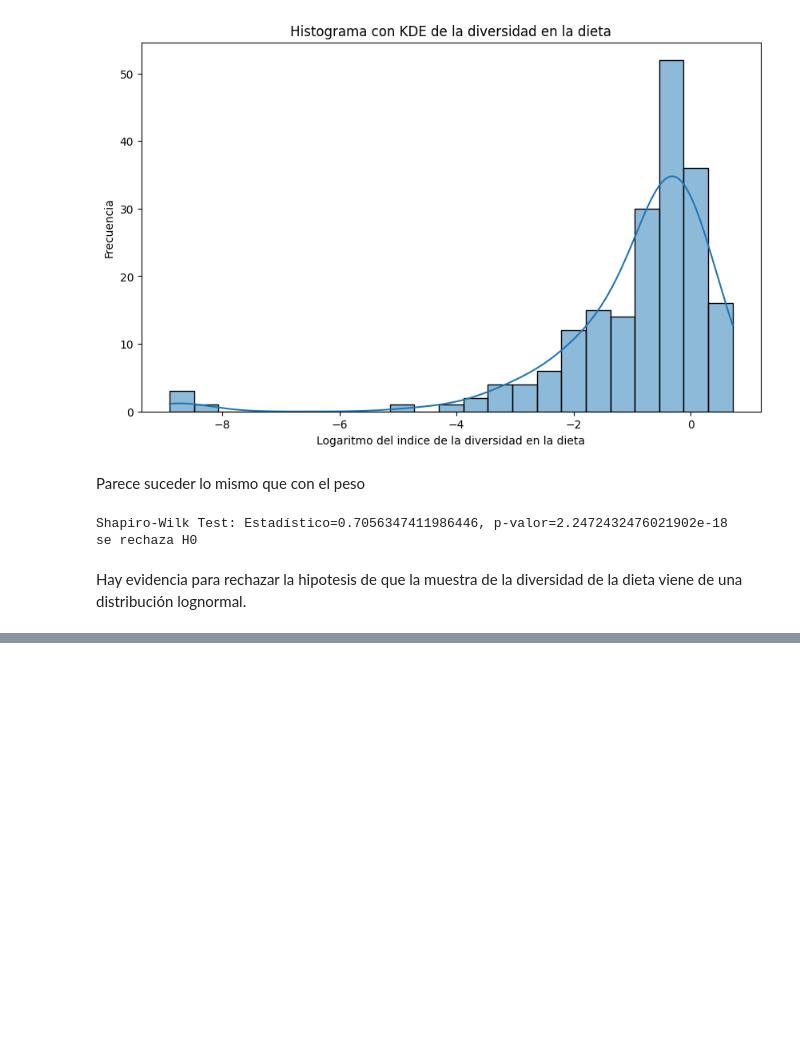
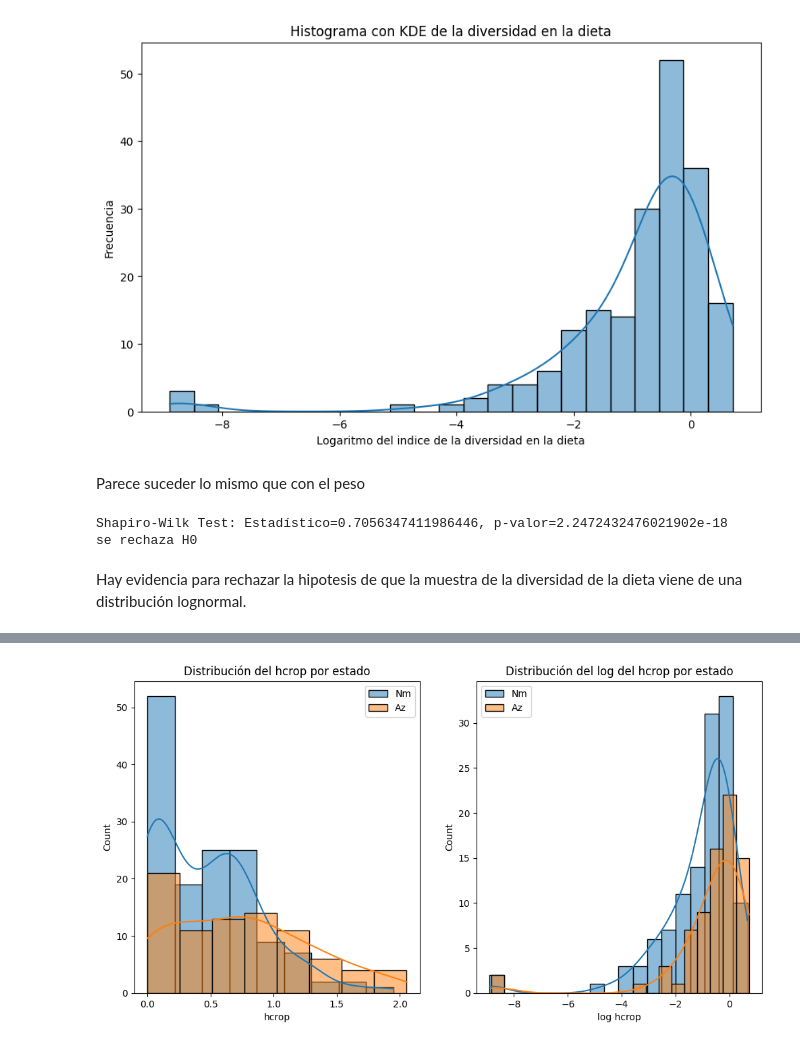
Before and after one commit to fofojaramillo/codornices-proyecto, a Jupyter notebook: t-tets.ipynb, the cells around one changed output, grey strips where cells are left out. Drawn from its saved outputs; the diff is of its cells as text; code cells hidden in the pictures; blank space fills up the shorter version.

```diff
--- a/t-tets.ipynb
+++ b/t-tets.ipynb
@@ -111,0 +205,67 @@ Hay evidencia para rechazar la hipotesis de que la muestra de la diversidad de l
+# %%
+az= data[data['estado'] == 'AZ']
+nm = data[data['estado'] == 'NM']
+
+plt.figure(figsize = (12,6))
+plt.subplot(1, 2, 1)
+sns.histplot(nm['hcrop'], kde=True, label = 'Nm')
+sns.histplot(az['hcrop'], kde=True, label = 'Az')
+plt.title(f'Distribución del hcrop por estado')
+plt.legend()
+
+plt.subplot(1, 2, 2)
+sns.histplot(nm['log hcrop'], kde=True, label = 'Nm')
+sns.histplot(az['log hcrop'], kde=True, label = 'Az')
+plt.title(f'Distribución del log del hcrop por estado')
+plt.legend()
+
+plt.show()
+
+print('**************************************************************************************************************************')
+print('Prueba de normalidad para el grupo Az')
+print('--------------------------------------------------------------------------------------------------------------------------')
+print('hcrop')
+hcrop_az = az['hcrop']
+stat, p_value = stats.shapiro(hcrop_az)
+print(f"Shapiro-Wilk Test: Estadístico={stat}, p-valor={p_value}")
+# Interpretación del p-valor
+if p_value > 0.05:
+    print("no se rechaza H0, NO hay evidencia para rechazar la hipotesis de que la distrución de donde viene la muestra es normal")
+else:
+    print("se rechaza H0, hay evidencia para rechazar la hipotesis de que la distrución de donde viene la muestra es normal")
+
+print('Log del hcrop')
+hcrop_az = az['log hcrop'].replace(float('-inf'), pd.NA).dropna()
+stat, p_value = stats.shapiro(hcrop_az)
+print(f"Shapiro-Wilk Test: Estadístico={stat}, p-valor={p_value}")
+# Interpretación del p-valor
+if p_value > 0.05:
+    print("no se rechaza H0, NO hay evidencia para rechazar la hipotesis de que la distrución de donde viene la muestra es normal")
+else:
+    print("se rechaza H0, hay evidencia para rechazar la hipotesis de que la distrución de donde viene la muestra es normal")
+
+print('**************************************************************************************************************************')
+print('Prueba de normalidad para el grupo Nm')
+print('--------------------------------------------------------------------------------------------------------------------------')
+print('hcrop')
+hcrop_nm = nm['hcrop']
+stat, p_value = stats.shapiro(hcrop_nm)
+print(f"Shapiro-Wilk Test: Estadístico={stat}, p-valor={p_value}")
+# Interpretación del p-valor
+if p_value > 0.05:
+    print("no se rechaza H0, NO hay evidencia para rechazar la hipotesis de que la distrución de donde viene la muestra es normal")
+else:
+    print("se rechaza H0, hay evidencia para rechazar la hipotesis de que la distrución de donde viene la muestra es normal")
+
+print('Log del hcrop')
+hcrop_nm = nm['log hcrop'].replace(float('-inf'), pd.NA).dropna()
+stat, p_value = stats.shapiro(hcrop_nm)
+print(f"Shapiro-Wilk Test: Estadístico={stat}, p-valor={p_value}")
+
+# Interpretación del p-valor
+if p_value > 0.05:
+    print("no se rechaza H0, NO hay evidencia para rechazar la hipotesis de que la distrución de donde viene la muestra es normal")
+else:
+    print("se rechaza H0, hay evidencia para rechazar la hipotesis de que la distrución de donde viene la muestra es normal")
+# %% [output]
+[figure, added]
```
Also changed, not shown: parts of 23 cells of this notebook.
